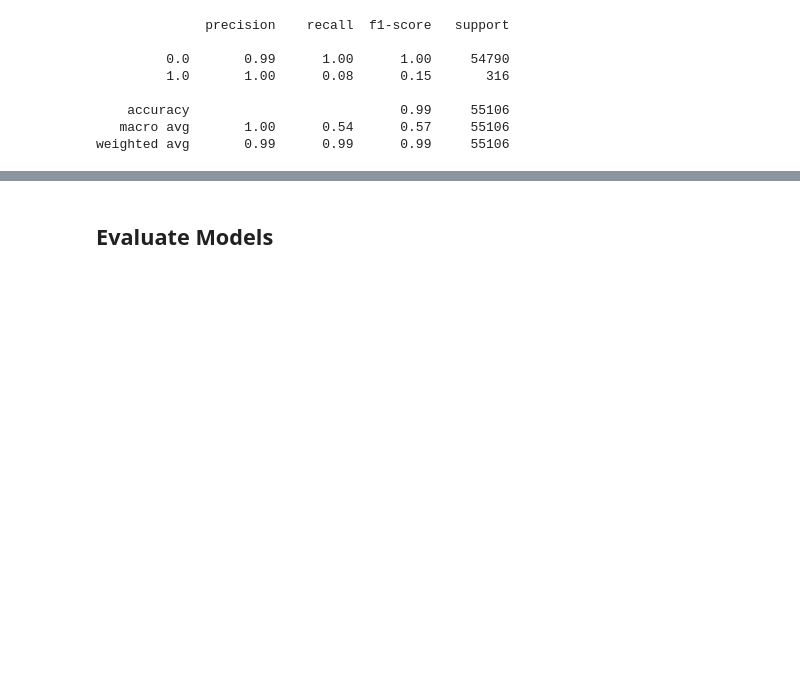
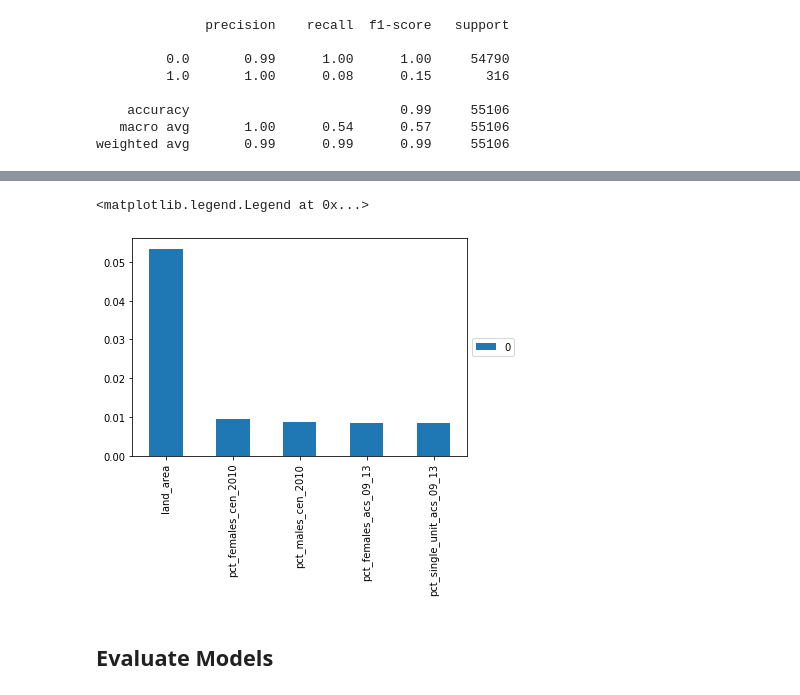
Before and after one commit to CraftyJack/Project_3, a Jupyter notebook: 02_Modeling_and_Analysis/tree_models.ipynb, the cells around one changed output, grey strips where cells are left out. Saved outputs shown, nothing was run; the diff lists cells and outputs as text; code cells hidden in the pictures; blank space fills up the shorter version.

Commit message:
add graph of feature importance

```diff
--- a/02_Modeling_and_Analysis/tree_models.ipynb
+++ b/02_Modeling_and_Analysis/tree_models.ipynb
@@ -275,3 +188,15 @@ brf_feature_importance = {feature_names[i]: brf.feature_importances_[i] for i in
+# %%
+# get top K features and plot them
+K = 5
+top_features = dict(sorted(brf_feature_importance.items(), key = itemgetter(1), reverse = True)[:K])
+top_features_df = pd.DataFrame.from_dict(top_features, orient = 'index')
+
+import matplotlib.pyplot as plt
+top_features_df.plot(kind='bar')
+plt.legend(loc='center left', bbox_to_anchor=(1, 0.5))
+# %% [output]
+<matplotlib.legend.Legend at 0x...>
+[figure, added]
 # %% [markdown]
 ## Evaluate Models
 # %% [markdown]
```
Also changed, not shown: parts of 19 cells of this notebook, 2 other files.
